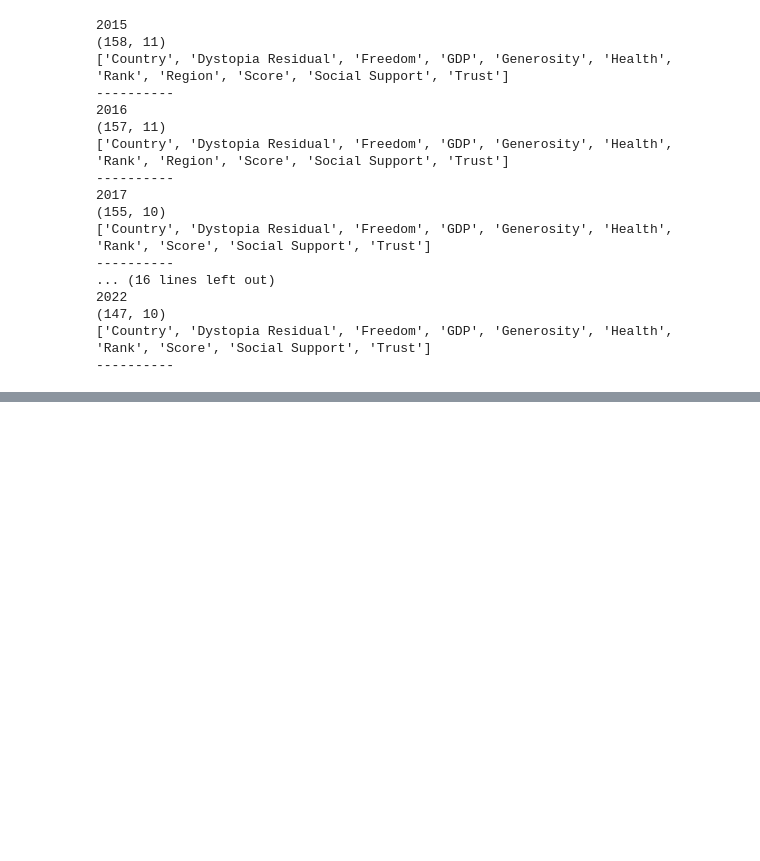
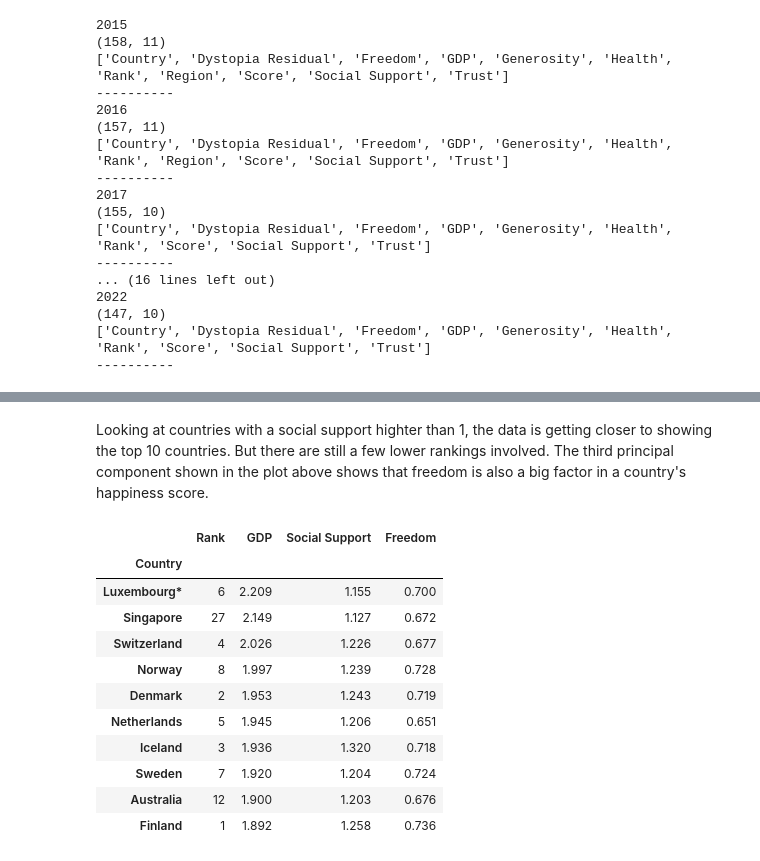
Before and after one commit to cjensen93/WorldHappinesReport, a Jupyter notebook: report.ipynb, the cells around one changed output, grey strips where cells are left out. Cells and saved outputs as stored; diff of their text form; code cells hidden in the pictures; blank space fills up the shorter version.

```diff
--- a/report.ipynb
+++ b/report.ipynb
@@ -320,0 +483,18 @@ Even though the number of features are small, the features themselves are very d
+# %% [markdown]
+Looking at countries with a social support highter than 1, the data is getting closer to showing the top 10 countries. But there are still a few lower rankings involved. The third principal component shown in the plot above shows that freedom is also a big factor in a country's happiness score.
+# %%
+freedom = social[social['Freedom'] > .65]
+freedom.head(10)
+# %% [output]
+|  | Rank | GDP | Social Support | Freedom |
+| Country |  |  |  |  |
+| Luxembourg* | 6 | 2.209 | 1.155 | 0.700 |
+| Singapore | 27 | 2.149 | 1.127 | 0.672 |
+| Switzerland | 4 | 2.026 | 1.226 | 0.677 |
+| Norway | 8 | 1.997 | 1.239 | 0.728 |
+| Denmark | 2 | 1.953 | 1.243 | 0.719 |
+| Netherlands | 5 | 1.945 | 1.206 | 0.651 |
+| Iceland | 3 | 1.936 | 1.320 | 0.718 |
+| Sweden | 7 | 1.920 | 1.204 | 0.724 |
+| Australia | 12 | 1.900 | 1.203 | 0.676 |
+| Finland | 1 | 1.892 | 1.258 | 0.736 |
```
Also changed, not shown: parts of 11 cells of this notebook.
